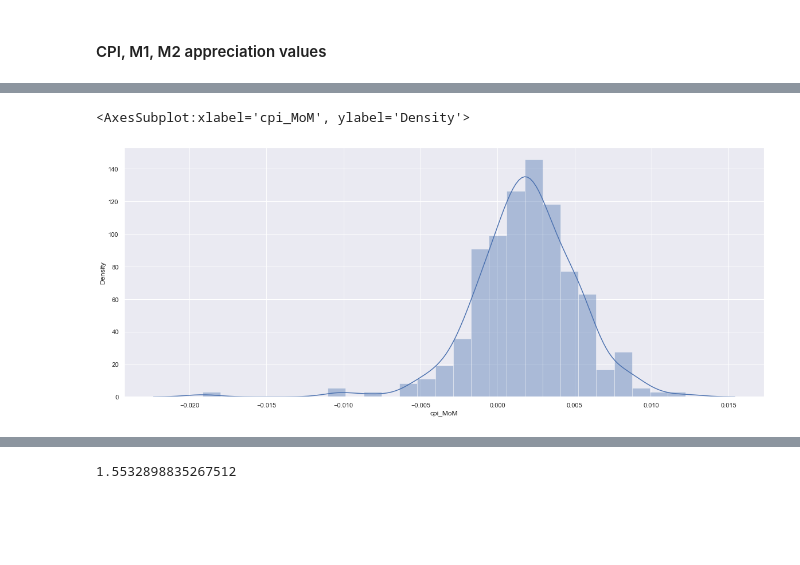
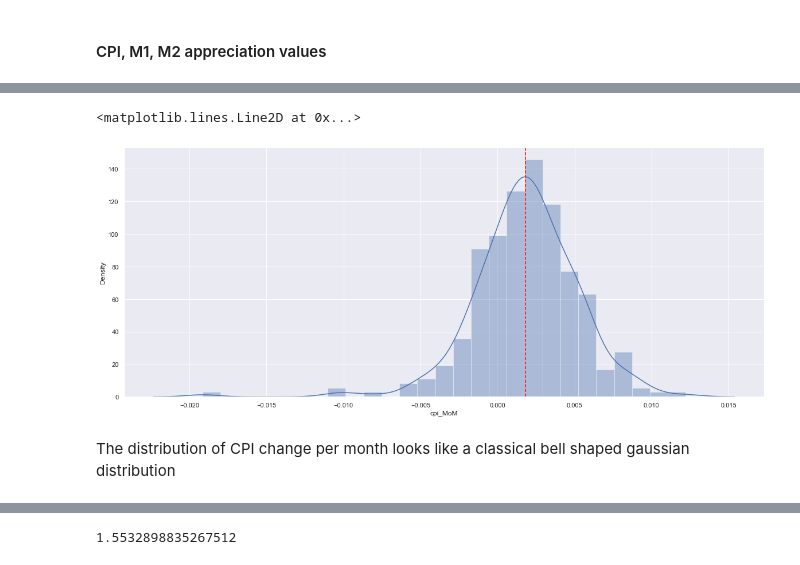
Before and after one commit to LeoSaffron/Inflation-Prediction, a Jupyter notebook: Inflation.ipynb, the cells around one changed output, grey strips where cells are left out. Cells and saved outputs as stored; diff of their text form; code cells hidden in the pictures; blank space fills up the shorter version.

```diff
--- a/Inflation.ipynb
+++ b/Inflation.ipynb
@@ -421,5 +450,8 @@ Now after we looked at the change as a line plot, lets also see the distribution
 # %%
 sns.distplot(df_inflation_last_decades['cpi_MoM'])
+plt.axvline(df_inflation_last_decades['cpi_MoM'].mean(), color='red', linestyle='--')
 # %% [output]
-<AxesSubplot:xlabel='cpi_MoM', ylabel='Density'>
+<matplotlib.lines.Line2D at 0x...>
-[figure, old version]
+[figure, new version]
+# %% [markdown]
+The distribution of CPI change per month looks like a classical bell shaped gaussian distribution
```
Also changed, not shown: parts of 29 cells of this notebook.
